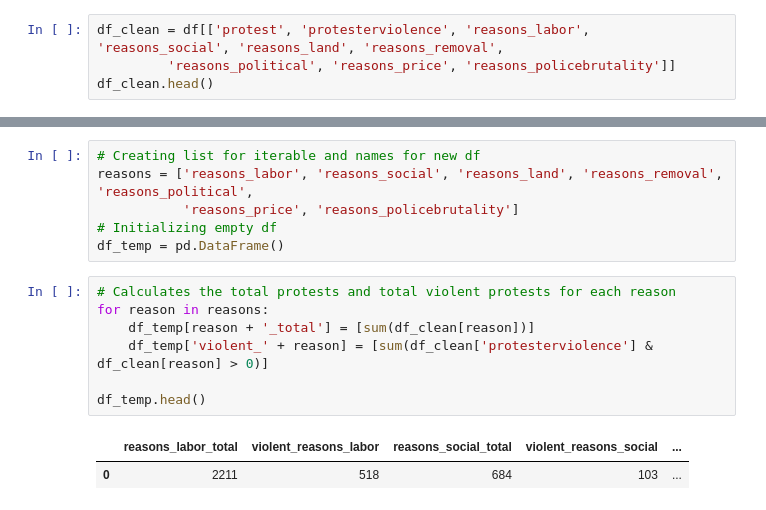
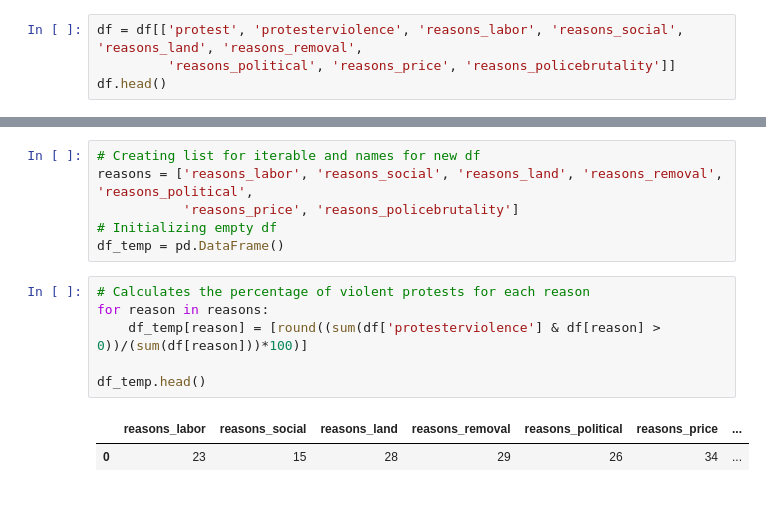
Before and after one commit to rainiwu/global-protests-analysis, a Jupyter notebook: Andrew.ipynb, the cells around one changed output, grey strips where cells are left out. Drawn from its saved outputs; the diff is of its cells as text.

```diff
--- a/Andrew.ipynb
+++ b/Andrew.ipynb
@@ -22,7 +14,7 @@ df.head()
 # %%
-df_clean = df[['protest', 'protesterviolence', 'reasons_labor', 'reasons_social', 'reasons_land', 'reasons_removal',
+df = df[['protest', 'protesterviolence', 'reasons_labor', 'reasons_social', 'reasons_land', 'reasons_removal',
          'reasons_political', 'reasons_price', 'reasons_policebrutality']]
-df_clean.head()
+df.head()
 # %% [output]
 |  | protest | protesterviolence | reasons_labor | reasons_social | reasons_land | reasons_removal | ... |
 | 0 | 0 | 0 | 0 | 0 | 0 | 0 | ... |
@@ -37,13 +29,12 @@ reasons = ['reasons_labor', 'reasons_social', 'reasons_land', 'reasons_removal',
 # Initializing empty df
 df_temp = pd.DataFrame()
 # %%
-# Calculates the total protests and total violent protests for each reason
+# Calculates the percentage of violent protests for each reason
 for reason in reasons:
-    df_temp[reason + '_total'] = [sum(df_clean[reason])]
-    df_temp['violent_' + reason] = [sum(df_clean['protesterviolence'] & df_clean[reason] > 0)]
+    df_temp[reason] = [round((sum(df['protesterviolence'] & df[reason] > 0))/(sum(df[reason]))*100)]
 
 df_temp.head()
 # %% [output]
-|  | reasons_labor_total | violent_reasons_labor | reasons_social_total | violent_reasons_social | ... |
-| 0 | 2211 | 518 | 684 | 103 | ... |
+|  | reasons_labor | reasons_social | reasons_land | reasons_removal | reasons_political | reasons_price | ... |
+| 0 | 23 | 15 | 28 | 29 | 26 | 34 | ... |
 # %%
```
Also changed, not shown: parts of 19 cells of this notebook.
